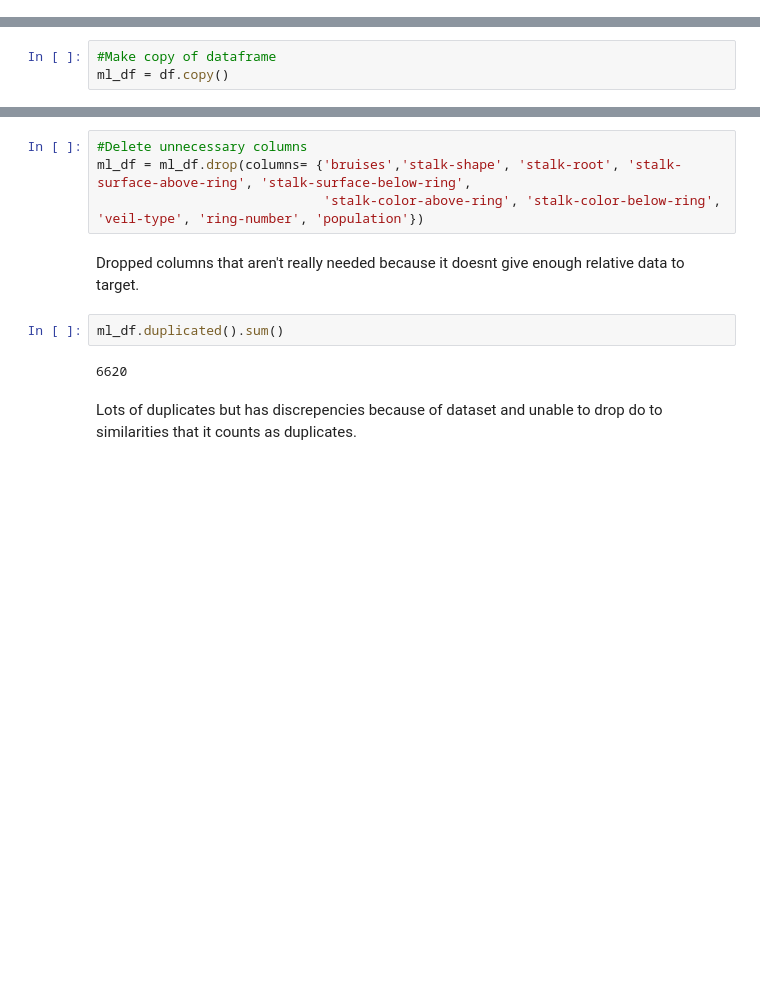
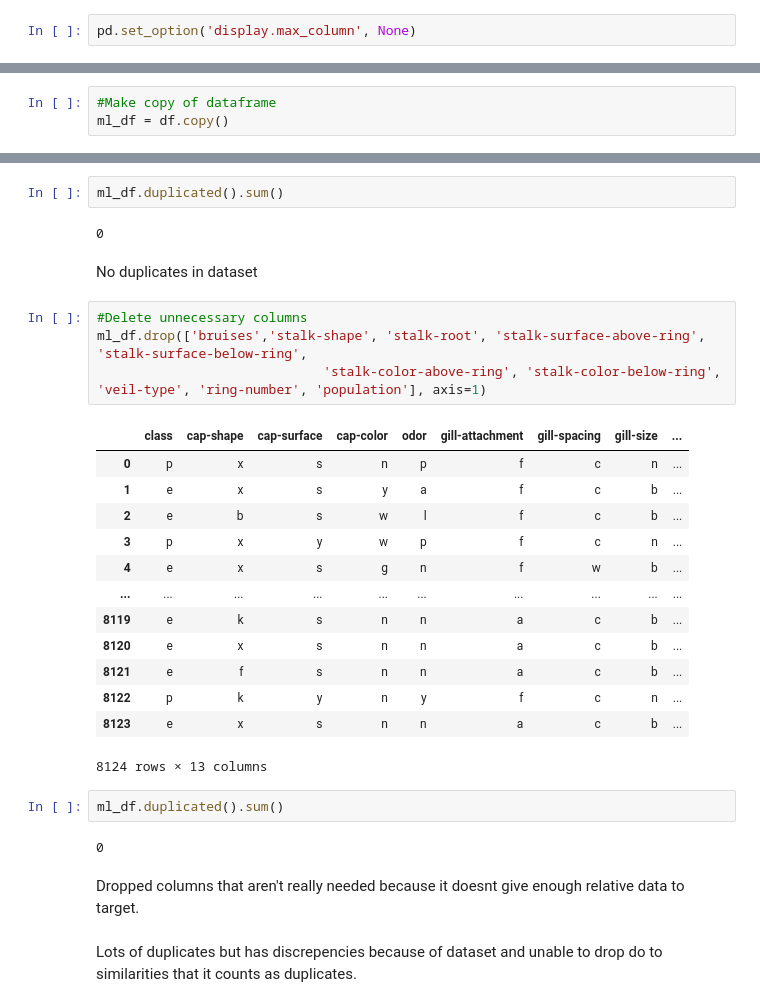
Before and after one commit to TopData530/ML-Sales-Prediction, a Jupyter notebook: Project_2_Part_2.ipynb, the cells around one changed output, grey strips where cells are left out. Drawn from its saved outputs; the diff is of its cells as text; blank space fills up the shorter version.

```diff
--- a/Project_2_Part_2.ipynb
+++ b/Project_2_Part_2.ipynb
@@ -39,6 +38,8 @@ Data columns (total 23 columns):
  22  habitat                   8124 non-null   object
 dtypes: object(23)
 memory usage: 1.4+ MB
+# %%
+pd.set_option('display.max_column', None)
 # %% [markdown]
 ##Attribute Information: (classes: edible=e, poisonous=p)
 
@@ -91,13 +112,33 @@ ml_df = df.copy()
+# %%
+ml_df.duplicated().sum()
+# %% [output]
+0
+# %% [markdown]
+No duplicates in dataset
 # %%
 #Delete unnecessary columns
-ml_df = ml_df.drop(columns= {'bruises','stalk-shape', 'stalk-root', 'stalk-surface-above-ring', 'stalk-surface-below-ring',
-                             'stalk-color-above-ring', 'stalk-color-below-ring', 'veil-type', 'ring-number', 'population'})
+ml_df.drop(['bruises','stalk-shape', 'stalk-root', 'stalk-surface-above-ring', 'stalk-surface-below-ring',
+                             'stalk-color-above-ring', 'stalk-color-below-ring', 'veil-type', 'ring-number', 'population'], axis=1)
+# %% [output]
+|  | class | cap-shape | cap-surface | cap-color | odor | gill-attachment | gill-spacing | gill-size | ... |
+| 0 | p | x | s | n | p | f | c | n | ... |
+| 1 | e | x | s | y | a | f | c | b | ... |
+| 2 | e | b | s | w | l | f | c | b | ... |
+| 3 | p | x | y | w | p | f | c | n | ... |
+| 4 | e | x | s | g | n | f | w | b | ... |
+| ... | ... | ... | ... | ... | ... | ... | ... | ... | ... |
+| 8119 | e | k | s | n | n | a | c | b | ... |
+| 8120 | e | x | s | n | n | a | c | b | ... |
+| 8121 | e | f | s | n | n | a | c | b | ... |
+| 8122 | p | k | y | n | y | f | c | n | ... |
+| 8123 | e | x | s | n | n | a | c | b | ... |
+8124 rows × 13 columns
+# %%
+ml_df.duplicated().sum()
+# %% [output]
+0
 # %% [markdown]
 Dropped columns that aren't really needed because it doesnt give enough relative data to target.
-# %%
-ml_df.duplicated().sum()
-# %% [output]
-6620
 # %% [markdown]
 Lots of duplicates but has discrepencies because of dataset and unable to drop do to similarities that it counts as duplicates.
 # %%
```
Also changed, not shown: parts of 10 cells of this notebook.
